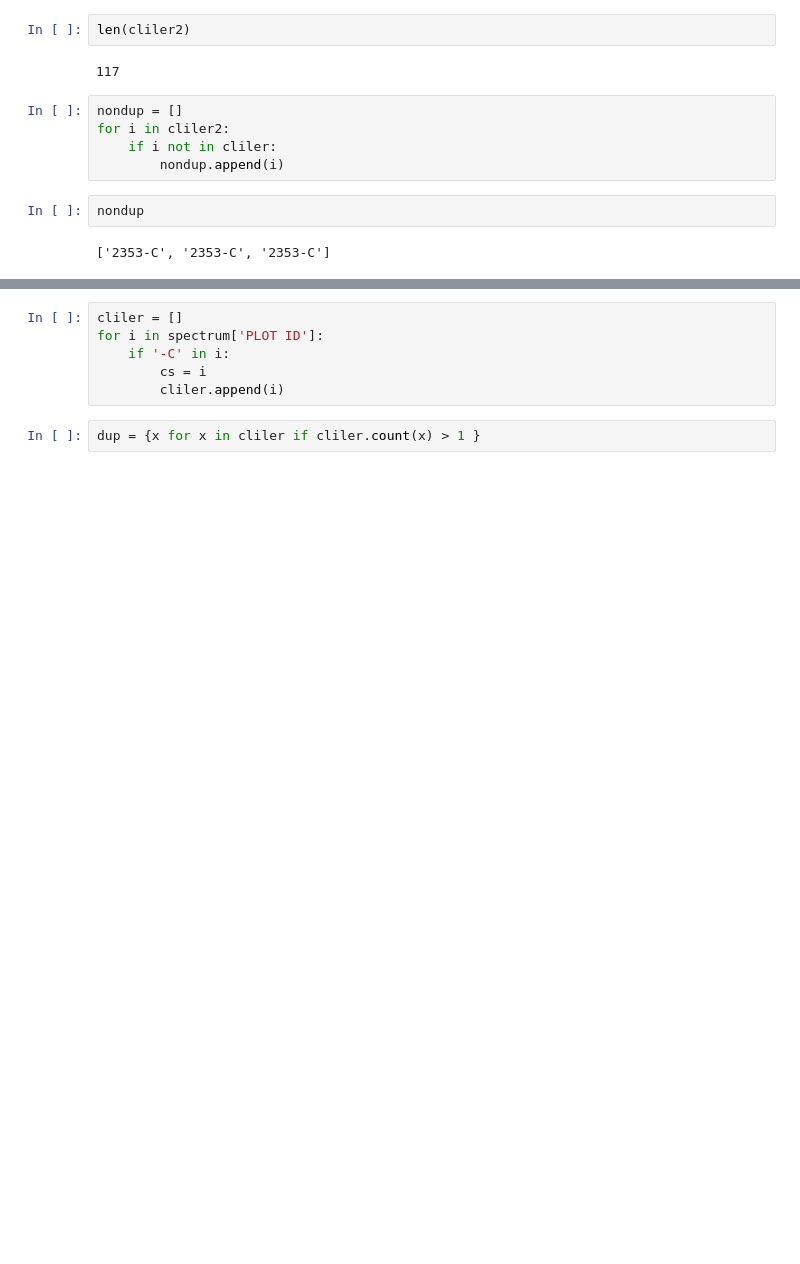
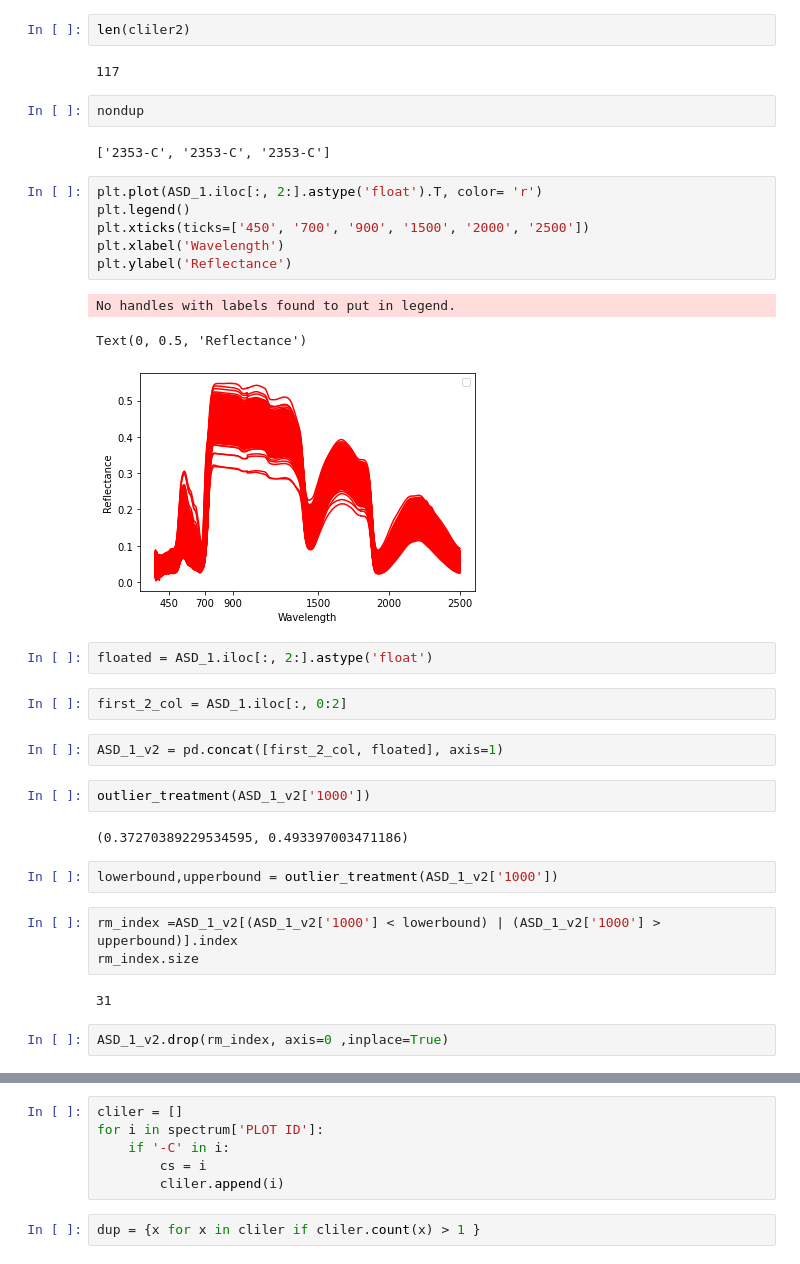
Before and after one commit to distip/GEM_v2, a Jupyter notebook: Raw_spectrum_II.ipynb, the cells around one changed output, grey strips where cells are left out. Drawn from its saved outputs; the diff is of its cells as text; blank space fills up the shorter version.

```diff
--- a/Raw_spectrum_II.ipynb
+++ b/Raw_spectrum_II.ipynb
@@ -288,13 +308,37 @@ for i in ASD_1['PLOT ID']:
 len(cliler2)
 # %% [output]
 117
-# %%
-nondup = []
-for i in cliler2:
-    if i not in cliler:
-        nondup.append(i)
 # %%
 nondup
 # %% [output]
 ['2353-C', '2353-C', '2353-C']
+# %%
+plt.plot(ASD_1.iloc[:, 2:].astype('float').T, color= 'r')
+plt.legend()
+plt.xticks(ticks=['450', '700', '900', '1500', '2000', '2500'])
+plt.xlabel('Wavelength')
+plt.ylabel('Reflectance')
+# %% [output]
+No handles with labels found to put in legend.
+Text(0, 0.5, 'Reflectance')
+[figure, added]
+# %%
+floated = ASD_1.iloc[:, 2:].astype('float')
+# %%
+first_2_col = ASD_1.iloc[:, 0:2]
+# %%
+ASD_1_v2 = pd.concat([first_2_col, floated], axis=1)
+# %%
+outlier_treatment(ASD_1_v2['1000'])
+# %% [output]
+(0.37270389229534595, 0.493397003471186)
+# %%
+lowerbound,upperbound = outlier_treatment(ASD_1_v2['1000'])
+# %%
+rm_index =ASD_1_v2[(ASD_1_v2['1000'] < lowerbound) | (ASD_1_v2['1000'] > upperbound)].index
+rm_index.size
+# %% [output]
+31
+# %%
+ASD_1_v2.drop(rm_index, axis=0 ,inplace=True)
 # %%
```
Also changed, not shown: parts of 21 cells of this notebook, 9 other files.
